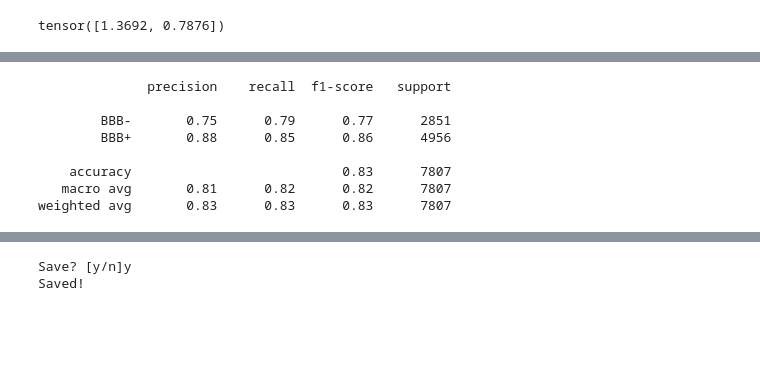
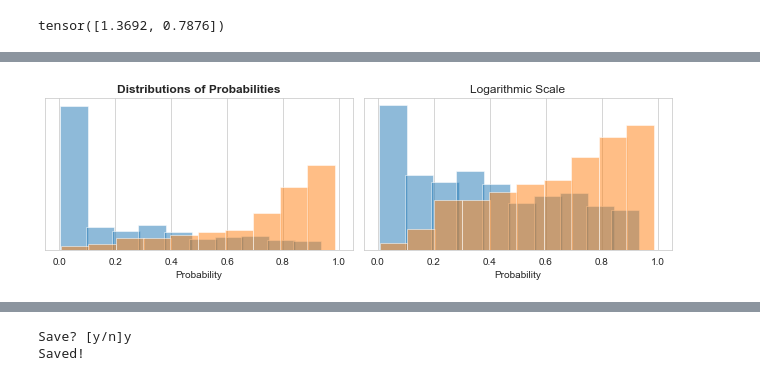
Before and after one commit to peterkarlhuber/pysmiles, a Jupyter notebook: notebooks/workspace.ipynb, the cells around one changed output, grey strips where cells are left out. Cells and saved outputs as stored; diff of their text form; code cells hidden in the pictures; blank space fills up the shorter version.

```diff
--- a/notebooks/workspace.ipynb
+++ b/notebooks/workspace.ipynb
@@ -537,7 +701,7 @@ with torch.no_grad():
     features = []
     y_true = []
     y_pred = []
-    for a, x, y, idx in tqdm(dataloader_full):
+    for a, x, y, idx in tqdm(validloader):
         out, feats = feed_forward(a, x, return_features=True)
         features.extend(feats.numpy().tolist())
         y_true.extend(y.squeeze().numpy().tolist())
@@ -548,13 +712,6 @@ y_true = np.array(y_true)
 y_pred = np.array(y_pred)
 target_names = ['BBB-', 'BBB+']
 # %%
-print(classification_report(y_true, y_pred > 0.5, target_names=target_names))
+plot_prob_dists(y_true, y_pred, target_names)
 # %% [output]
-              precision    recall  f1-score   support
-
-        BBB-       0.75      0.79      0.77      2851
-        BBB+       0.88      0.85      0.86      4956
-
-    accuracy                           0.83      7807
-   macro avg       0.81      0.82      0.82      7807
-weighted avg       0.83      0.83      0.83      7807
+[figure, added]
```
Also changed, not shown: parts of 19 cells of this notebook.
